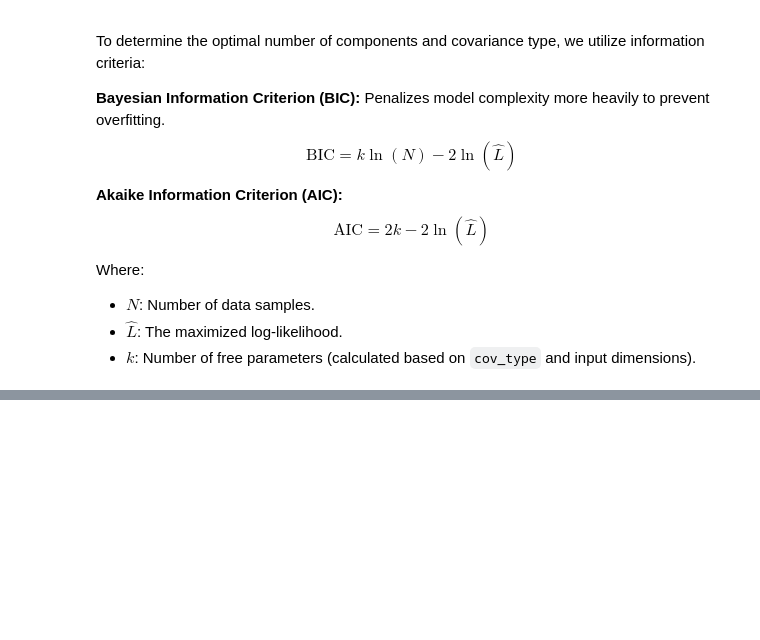
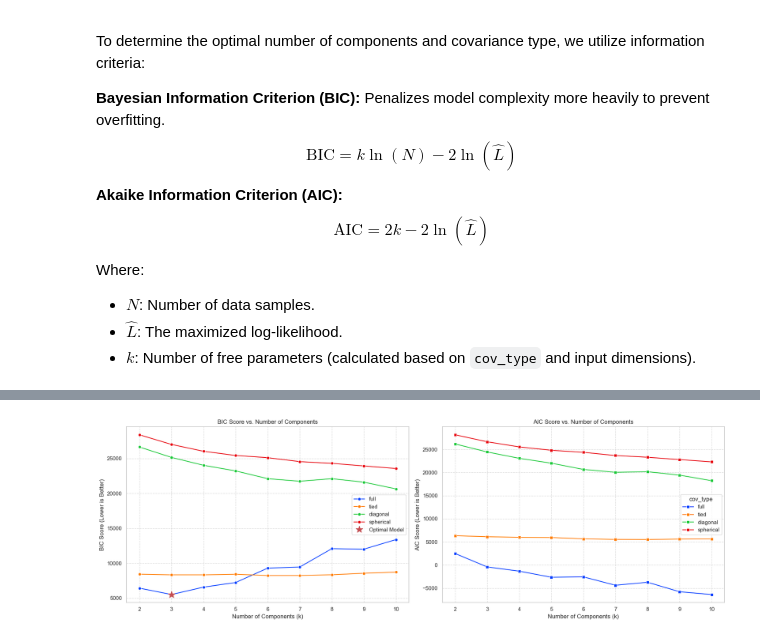
Before and after one commit to marwanelgharbawy/dimensionality-reduction-clustering, a Jupyter notebook: notebooks/GMM.ipynb, the cells around one changed output, grey strips where cells are left out. Cells and saved outputs as stored; diff of their text form; code cells hidden in the pictures; blank space fills up the shorter version.

Commit message:
Finish Experiment 2 Visualization

```diff
--- a/notebooks/GMM.ipynb
+++ b/notebooks/GMM.ipynb
@@ -100,0 +255,46 @@ Where:
+# %%
+def plot_ic_curves(results_df):
+    fig, axes = plt.subplots(1, 2, figsize=(18, 6))
+
+    # 1. BIC Plot
+    sns.lineplot(
+        data=results_df,
+        x='n_components',
+        y='BIC',
+        hue='cov_type',
+        marker='o',
+        palette='bright',
+        ax=axes[0]
+    )
+    axes[0].set_title('BIC Score vs. Number of Components')
+    axes[0].set_ylabel('BIC Score (Lower is Better)')
+    axes[0].set_xlabel('Number of Components (k)')
+    axes[0].grid(True, linestyle='--', alpha=0.7)
+
+    # Highlight the minimum BIC point
+    min_bic_row = results_df.loc[results_df['BIC'].idxmin()]
+    axes[0].plot(min_bic_row['n_components'], min_bic_row['BIC'], 'r*', markersize=15, label='Optimal Model')
+    axes[0].legend()
+
+    # 2. AIC Plot
+    sns.lineplot(
+        data=results_df,
+        x='n_components',
+        y='AIC',
+        hue='cov_type',
+        marker='s',
+        palette='bright',
+        ax=axes[1]
+    )
+    axes[1].set_title('AIC Score vs. Number of Components')
+    axes[1].set_ylabel('AIC Score (Lower is Better)')
+    axes[1].set_xlabel('Number of Components (k)')
+    axes[1].grid(True, linestyle='--', alpha=0.7)
+
+    plt.tight_layout()
+    plt.show()
+
+# Generate the plots using your results DataFrame
+plot_ic_curves(exp2_results)
+# %% [output]
+[figure, added]
```
Also changed, not shown: parts of 4 cells of this notebook, 1 other file.
